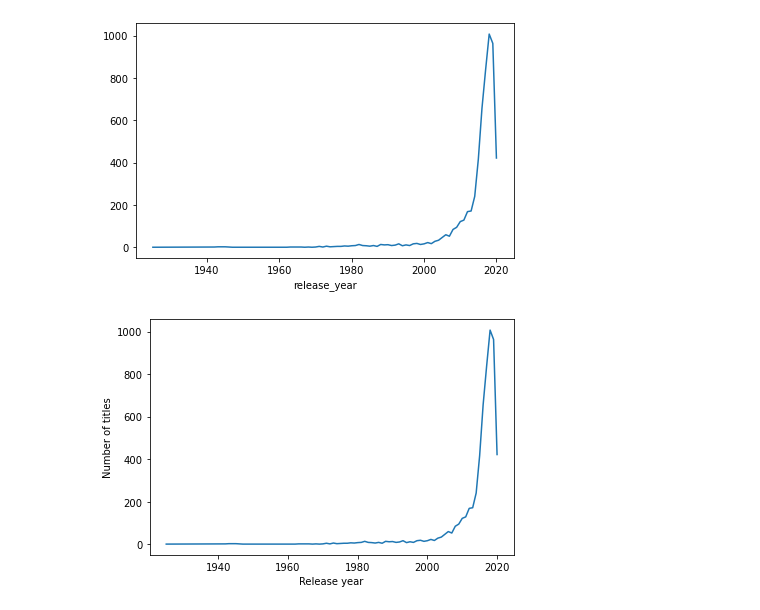
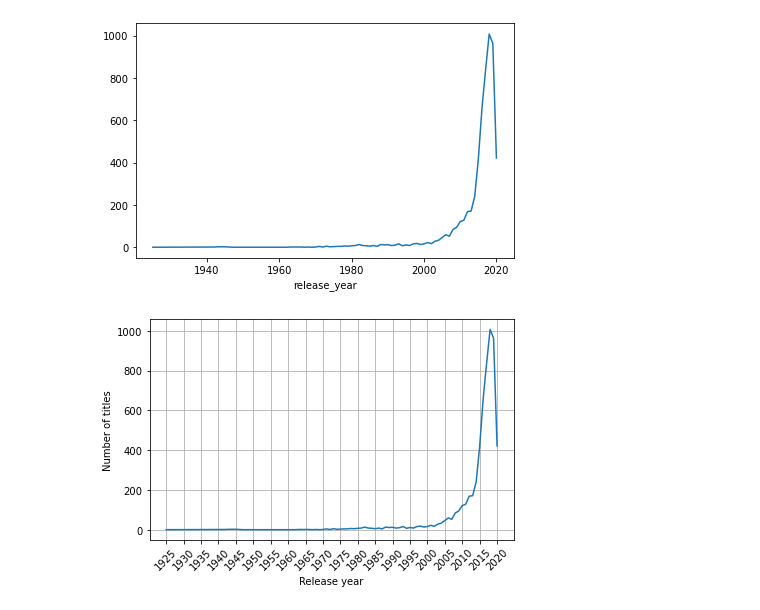
Before and after one commit to p33ves/learning-datascience, a Jupyter notebook: netflix/notebooks/Exploring pandas.ipynb, the cells around one changed output. Saved outputs shown, nothing was run; the diff lists cells and outputs as text; code cells hidden in the pictures.

Commit message:
grids and sizing

```diff
--- a/netflix/notebooks/Exploring pandas.ipynb
+++ b/netflix/notebooks/Exploring pandas.ipynb
@@ -146,9 +146,10 @@ content_by_year.plot()
 # %%
 fig = plt.figure()
 subplot = fig.add_subplot(1,1,1)
-content_by_year.plot(ax=subplot)
+content_by_year.plot(ax=subplot,rot=45,grid=True)
 subplot.set_xlabel("Release year")
 subplot.set_ylabel("Number of titles")
+subplot.locator_params(nbins=40,axis='x')
 fig.show()
 # %% [output]
-[figure, old version]
+[figure, new version]
```
